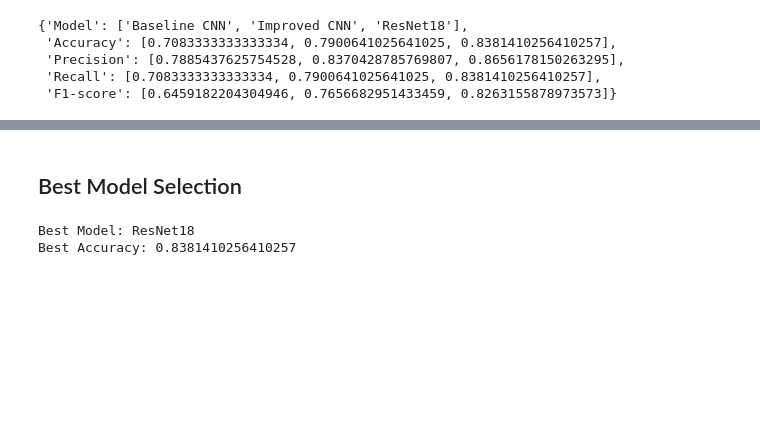
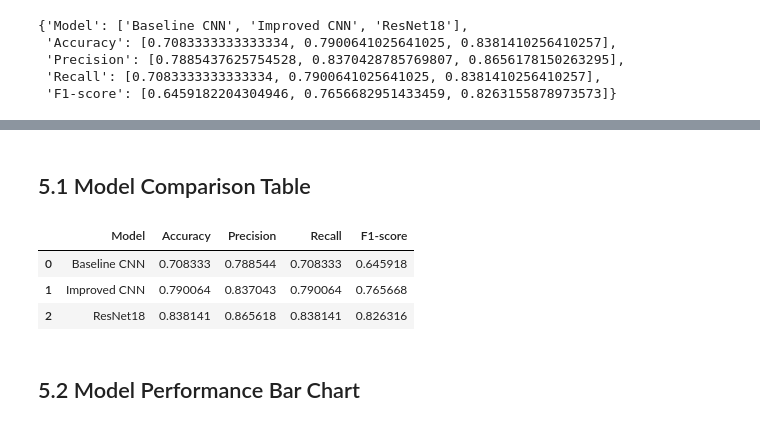
Before and after one commit to sanjelprashid/computer-vision-pneumonia-detection, a Jupyter notebook: pneumonia_detection.ipynb, the cells around one changed output, grey strips where cells are left out. Drawn from its saved outputs; the diff is of its cells as text; code cells hidden in the pictures; blank space fills up the shorter version.

```diff
--- a/pneumonia_detection.ipynb
+++ b/pneumonia_detection.ipynb
@@ -944,26 +922,14 @@ plt.show()
-# %% [markdown]
-## Best Model Selection
-# %%
-best_accuracy = max(
-    baseline_accuracy,
-    improved_accuracy,
-    resnet_accuracy
-)
-
-if best_accuracy == baseline_accuracy:
-    best_model_name = "Baseline CNN"
-    best_model = baseline_model
-
-elif best_accuracy == improved_accuracy:
-    best_model_name = "Improved CNN"
-    best_model = improved_model
-
-else:
-    best_model_name = "ResNet18"
-    best_model = resnet_model
-
-print("Best Model:", best_model_name)
-print("Best Accuracy:", best_accuracy)
-# %% [output]
-Best Model: ResNet18
-Best Accuracy: 0.8381410256410257
+# %% [markdown]
+## 5.1 Model Comparison Table
+# %%
+import pandas as pd
+
+model_results_df = pd.DataFrame(model_results)
+model_results_df
+# %% [output]
+|  | Model | Accuracy | Precision | Recall | F1-score |
+| 0 | Baseline CNN | 0.708333 | 0.788544 | 0.708333 | 0.645918 |
+| 1 | Improved CNN | 0.790064 | 0.837043 | 0.790064 | 0.765668 |
+| 2 | ResNet18 | 0.838141 | 0.865618 | 0.838141 | 0.826316 |
+# %% [markdown]
+## 5.2 Model Performance Bar Chart
```
Also changed, not shown: parts of 45 cells of this notebook.
